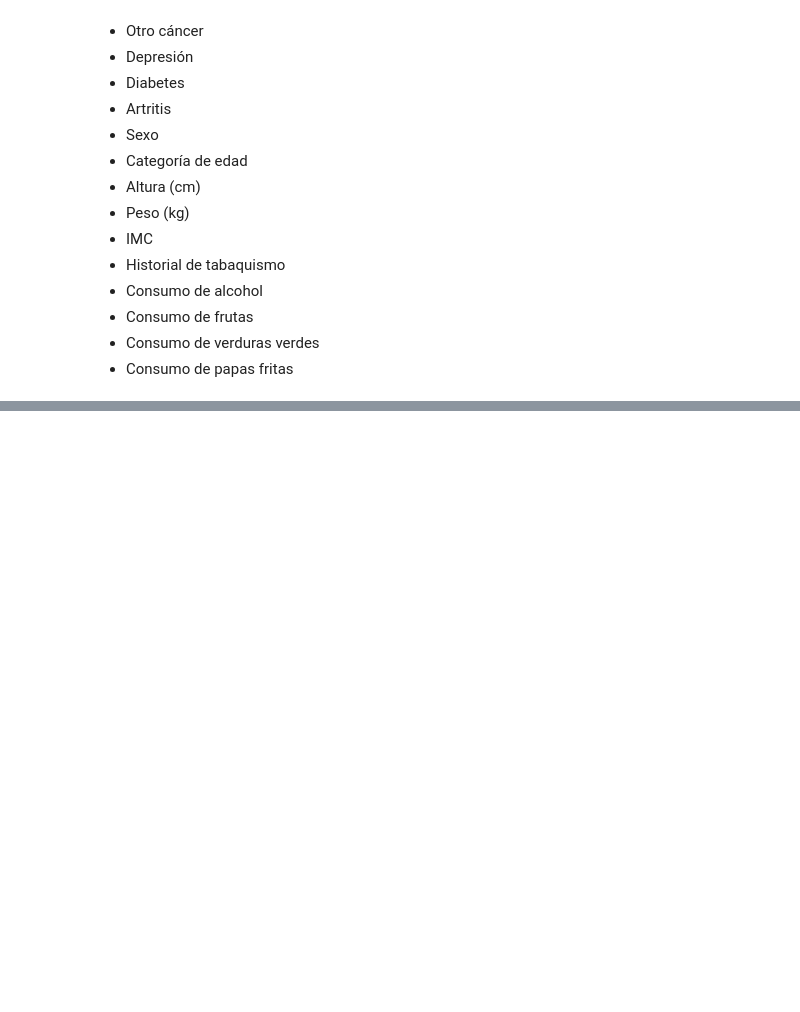
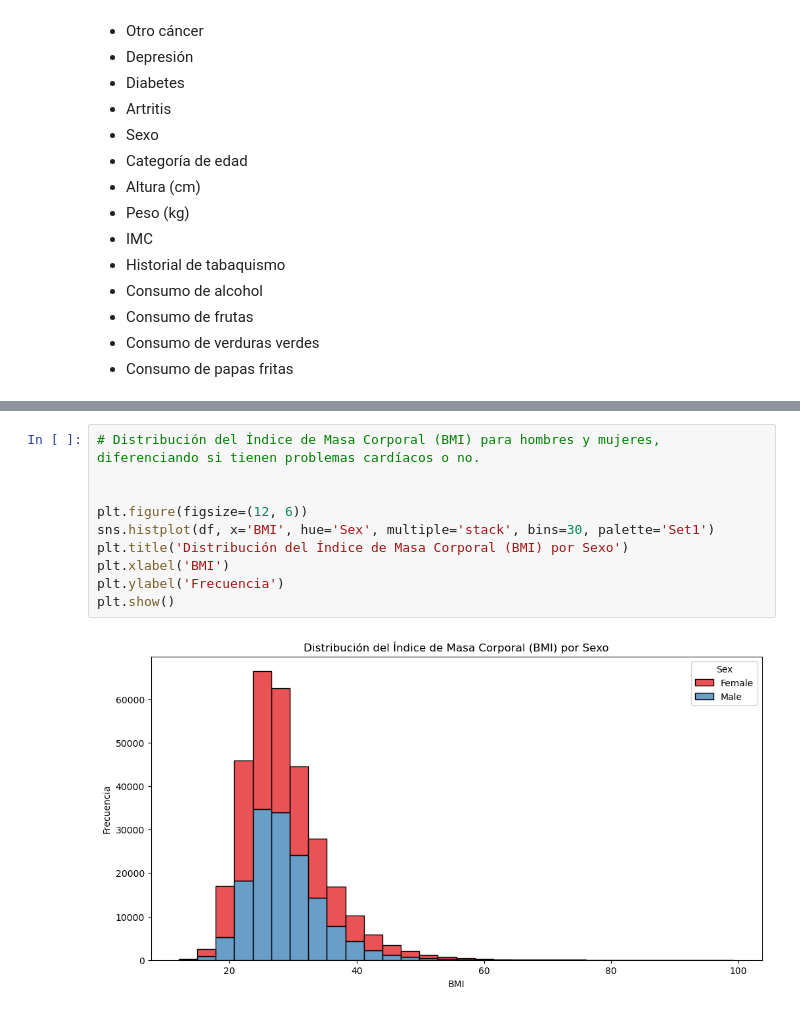
Before and after one commit to AdriCasenave/Cardiovascular-Diseases-Risk-Prediction-Dataset, a Jupyter notebook: Primera_Entrega.ipynb, the cells around one changed output, grey strips where cells are left out. Drawn from its saved outputs; the diff is of its cells as text; blank space fills up the shorter version.

```diff
--- a/Primera_Entrega.ipynb
+++ b/Primera_Entrega.ipynb
@@ -49,0 +254,12 @@ Se cuenta con la siguiente información:
+# %%
+# Distribución del Índice de Masa Corporal (BMI) para hombres y mujeres, diferenciando si tienen problemas cardíacos o no.
+
+
+plt.figure(figsize=(12, 6))
+sns.histplot(df, x='BMI', hue='Sex', multiple='stack', bins=30, palette='Set1')
+plt.title('Distribución del Índice de Masa Corporal (BMI) por Sexo')
+plt.xlabel('BMI')
+plt.ylabel('Frecuencia')
+plt.show()
+# %% [output]
+[figure, added]
```
Also changed, not shown: parts of 19 cells of this notebook.
